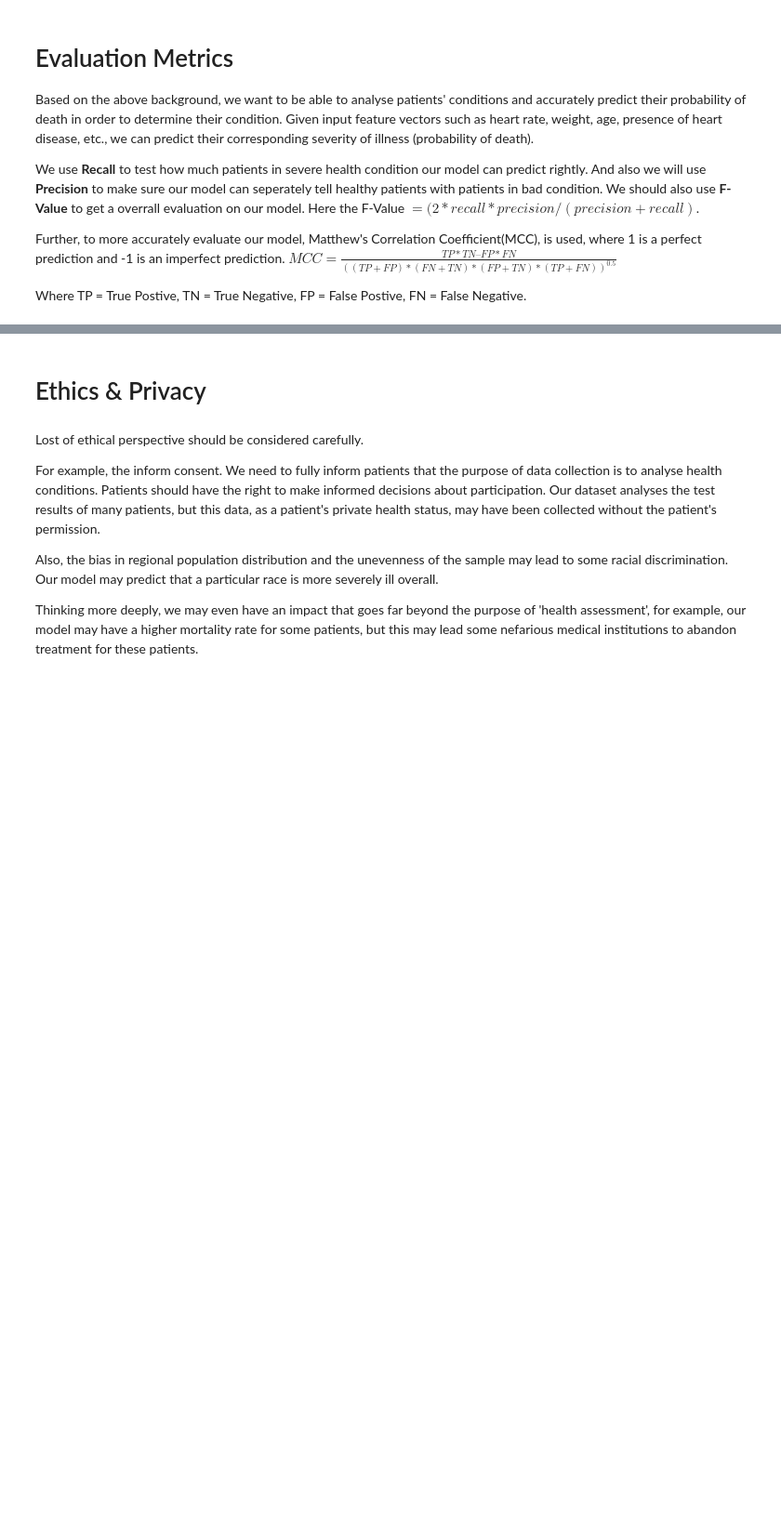
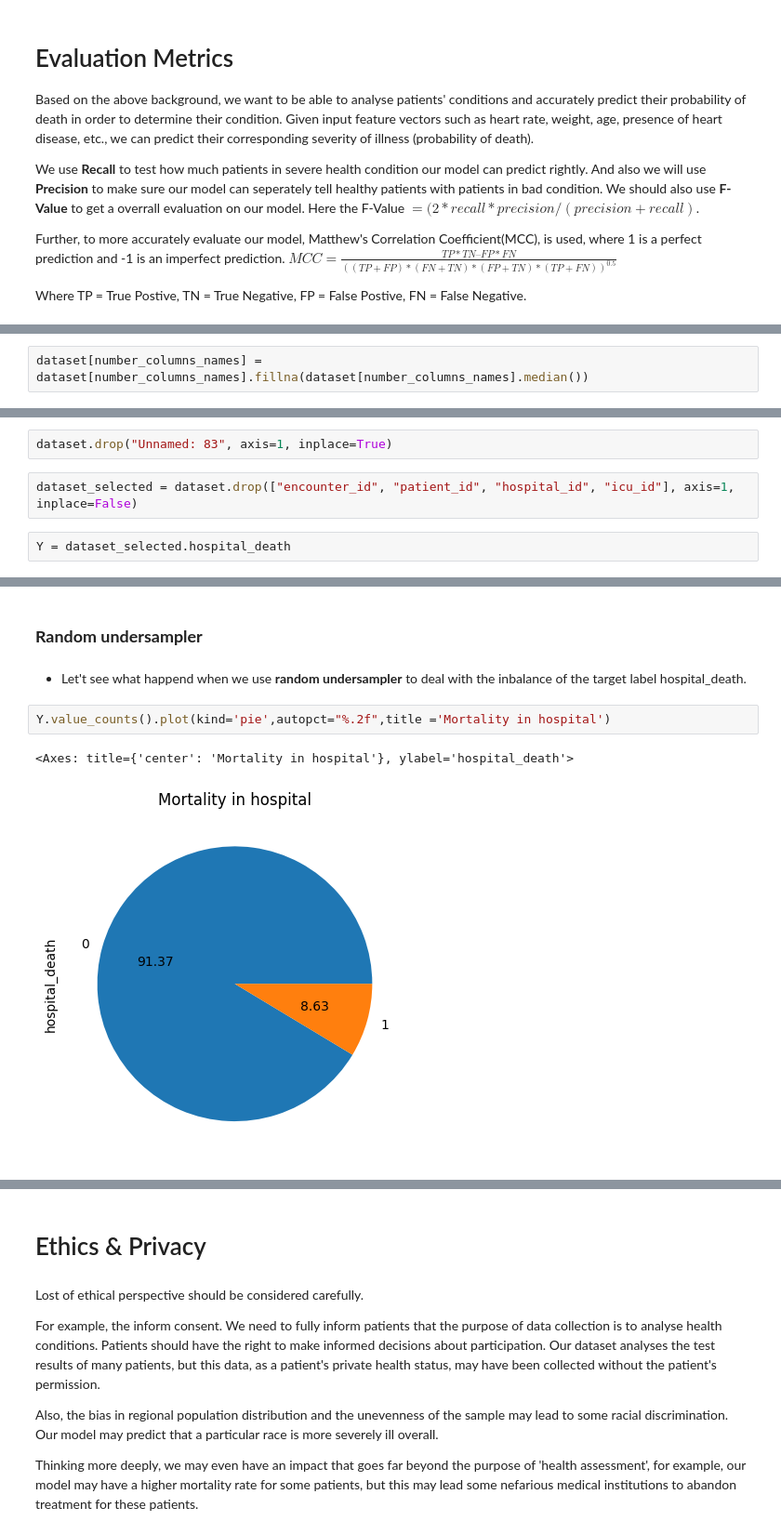
Before and after one commit to COGS118A/Group006-SP23, a Jupyter notebook: Checkpoint_Group006-SP23.ipynb, the cells around one changed output, grey strips where cells are left out. Shown at 93% size. Drawn from its saved outputs; the diff is of its cells as text; blank space fills up the shorter version.

```diff
--- a/Checkpoint_Group006-SP23.ipynb
+++ b/Checkpoint_Group006-SP23.ipynb
@@ -96,0 +142,2 @@ Examples would include:
+# %%
+dataset[number_columns_names] = dataset[number_columns_names].fillna(dataset[number_columns_names].median())
@@ -96,0 +159,6 @@ Examples would include:
+# %%
+dataset.drop("Unnamed: 83", axis=1, inplace=True)
+# %%
+dataset_selected = dataset.drop(["encounter_id", "patient_id", "hospital_id", "icu_id"], axis=1, inplace=False)
+# %%
+Y = dataset_selected.hospital_death
@@ -96,0 +190,9 @@ Examples would include:
+# %% [markdown]
+### **Random undersampler**
+# %% [markdown]
+- Let't see what happend when we use **random undersampler** to deal with the inbalance of the target label hospital_death.
+# %%
+Y.value_counts().plot(kind='pie',autopct="%.2f",title ='Mortality in hospital')
+# %% [output]
+<Axes: title={'center': 'Mortality in hospital'}, ylabel='hospital_death'>
+[figure, added]
```
Also changed, not shown: parts of 39 cells of this notebook.
